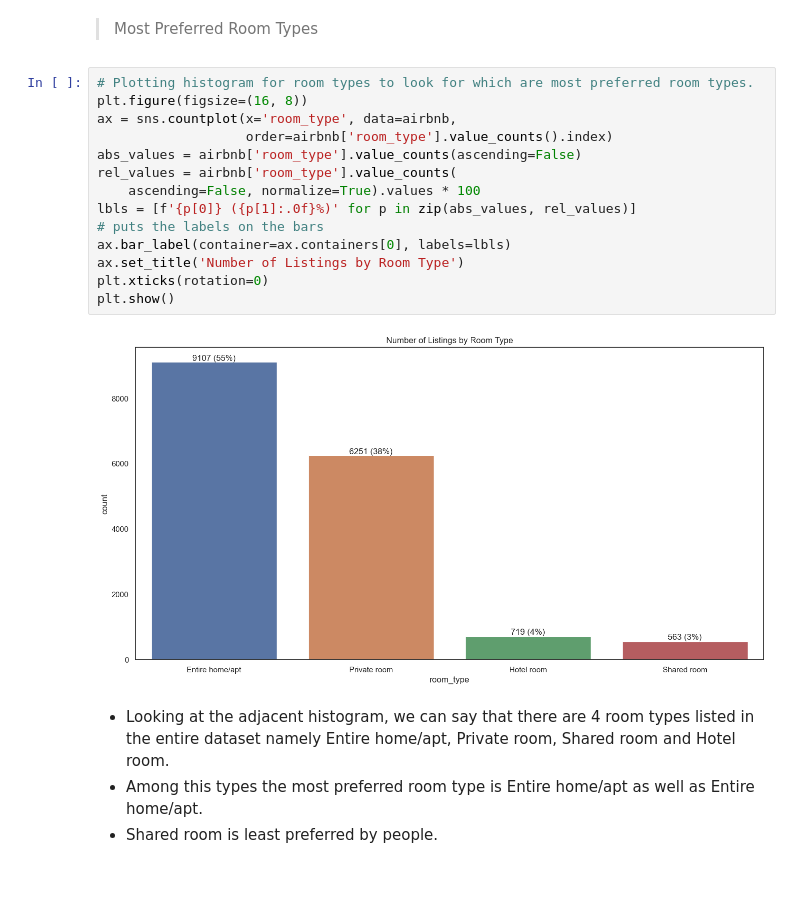
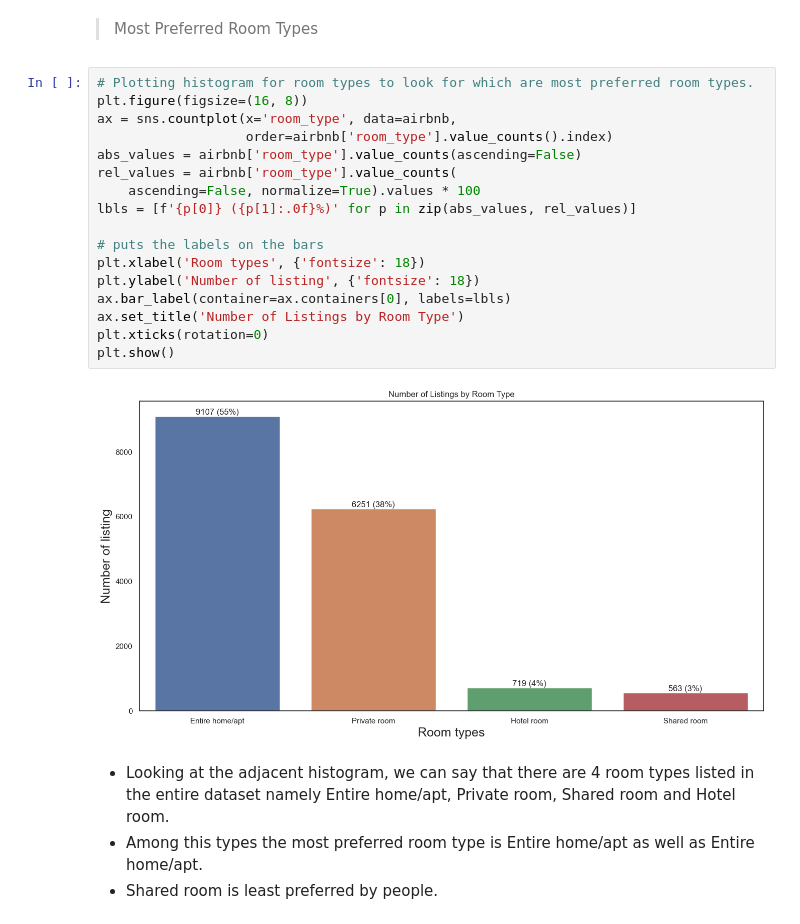
Before and after one commit to KieTuaNguyen/Hakathon, a Jupyter notebook: Hakathon2022.ipynb, the cells around one changed output. Saved outputs shown, nothing was run; the diff lists cells and outputs as text; blank space fills up the shorter version.

Commit message:
add new the content for the chart

```diff
--- a/Hakathon2022.ipynb
+++ b/Hakathon2022.ipynb
@@ -451,19 +456,22 @@ plt.bar(host_name, reviews)
 # %%
 # Plotting histogram for room types to look for which are most preferred room types.
 plt.figure(figsize=(16, 8))
 ax = sns.countplot(x='room_type', data=airbnb,
                    order=airbnb['room_type'].value_counts().index)
 abs_values = airbnb['room_type'].value_counts(ascending=False)
 rel_values = airbnb['room_type'].value_counts(
     ascending=False, normalize=True).values * 100
 lbls = [f'{p[0]} ({p[1]:.0f}%)' for p in zip(abs_values, rel_values)]
+
 # puts the labels on the bars
+plt.xlabel('Room types', {'fontsize': 18})
+plt.ylabel('Number of listing', {'fontsize': 18})
 ax.bar_label(container=ax.containers[0], labels=lbls)
 ax.set_title('Number of Listings by Room Type')
 plt.xticks(rotation=0)
 plt.show()
 # %% [output]
-[figure, old version]
+[figure, new version]
 # %% [markdown]
 <ul>
   <li>Looking at the adjacent histogram, we can say that there are 4 room types listed in the entire dataset namely Entire home/apt, Private room, Shared room and Hotel room.</li>
```
Also changed, not shown: parts of 3 cells of this notebook.
